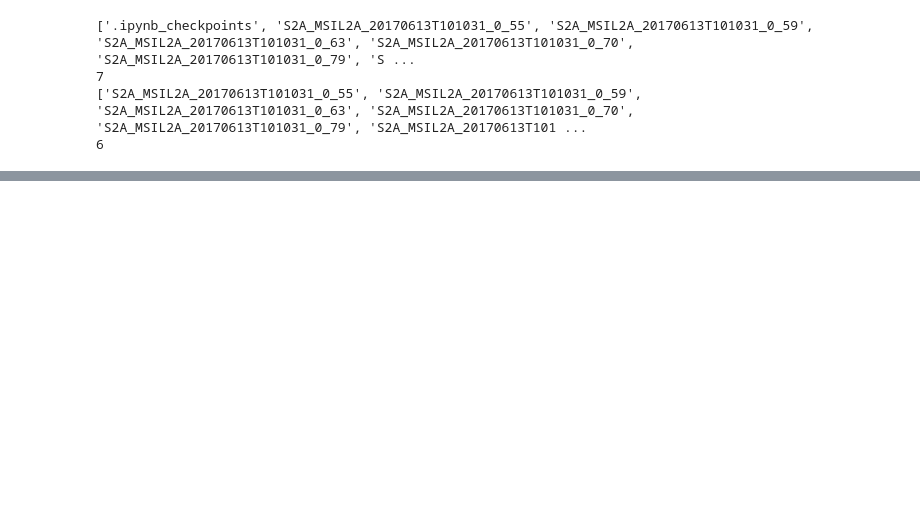
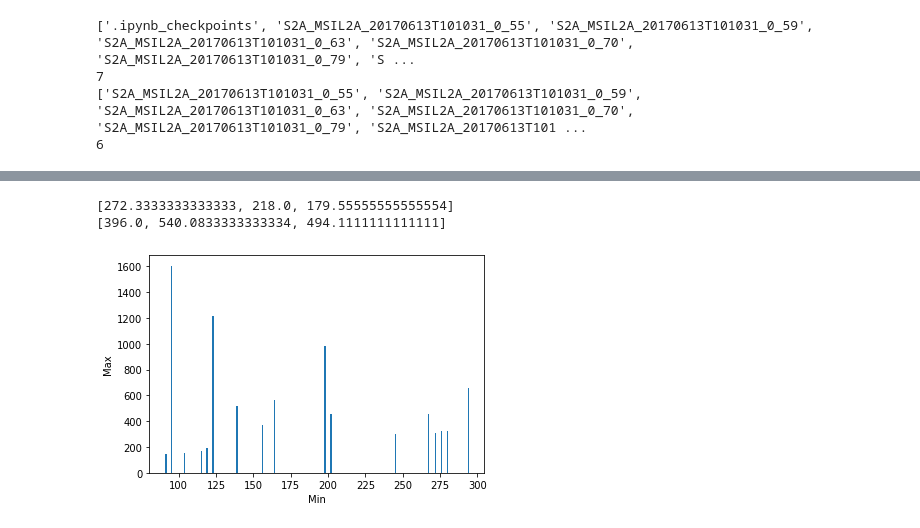
Before and after one commit to BRIJNANDA1979/CNN-Sentinel, a Jupyter notebook: Understand_band_data_info_using_histogram_and_classifying_pixel_values.ipynb, the cells around one changed output, grey strips where cells are left out. Cells and saved outputs as stored; diff of their text form; code cells hidden in the pictures; blank space fills up the shorter version.

```diff
--- a/Understand_band_data_info_using_histogram_and_classifying_pixel_values.ipynb
+++ b/Understand_band_data_info_using_histogram_and_classifying_pixel_values.ipynb
@@ -372,0 +376,11 @@ print(df)
+# %%
+# Add min/max values of band 2 to min/max list
+
+for i in range(step_size,2*step_size):
+  band2= rxr.open_rasterio(files[i])
+  min.append(np.nanmin(band2))
+  max.append(np.nanmax(band2))
+print(min)
+print(max)
+mean_min.append(np.mean(min))
+mean_max.append(np.mean(max))
@@ -372,0 +390,11 @@ print(df)
+# %%
+# Add list of band 12 tif files to files list
+path = '/content/drive/MyDrive/Big'
+
+for i in dirs:
+  s = ""
+  s = s + path + '/' + str(i) +  '/' +'*12.tif'
+  print(s)
+  temp = (glob.glob(os.path.join(s)))
+  files.append(temp[0])
+print(files[len(files)-1], len(files))
@@ -372,0 +409,11 @@ print(df)
+# %%
+# Add min/max values of band 12 to min/max list
+
+for i in range(2*step_size,3*step_size):
+  band2= rxr.open_rasterio(files[i])
+  min.append(np.nanmin(band2))
+  max.append(np.nanmax(band2))
+print(min)
+print(max)
+mean_min.append(np.mean(min))
+mean_max.append(np.mean(max))
@@ -372,0 +437,18 @@ print(df)
+# %%
+#print means of min and max values for each band 1 2 and 12
+print(mean_min)
+print(mean_max)
+# %% [output]
+[272.3333333333333, 218.0, 179.55555555555554]
+[396.0, 540.0833333333334, 494.1111111111111]
+# %%
+# Plot histogram
+import matplotlib.pyplot as plt
+x=np.array(min)
+y=np.array(max)
+plt.bar(x,y,align='center') # A bar chart
+plt.xlabel('Min')
+plt.ylabel('Max')
+plt.show()
+# %% [output]
+[figure, added]
```
Also changed, not shown: parts of 15 cells of this notebook.
